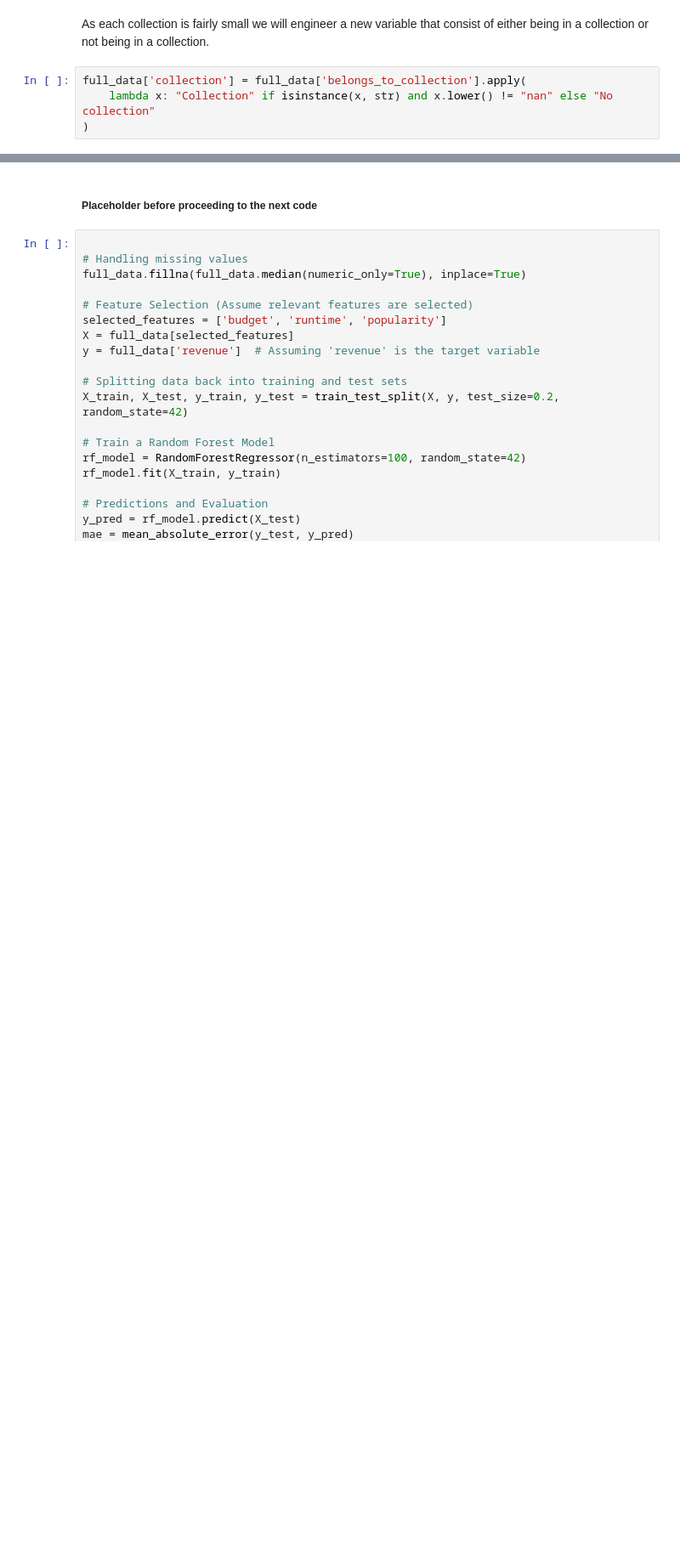
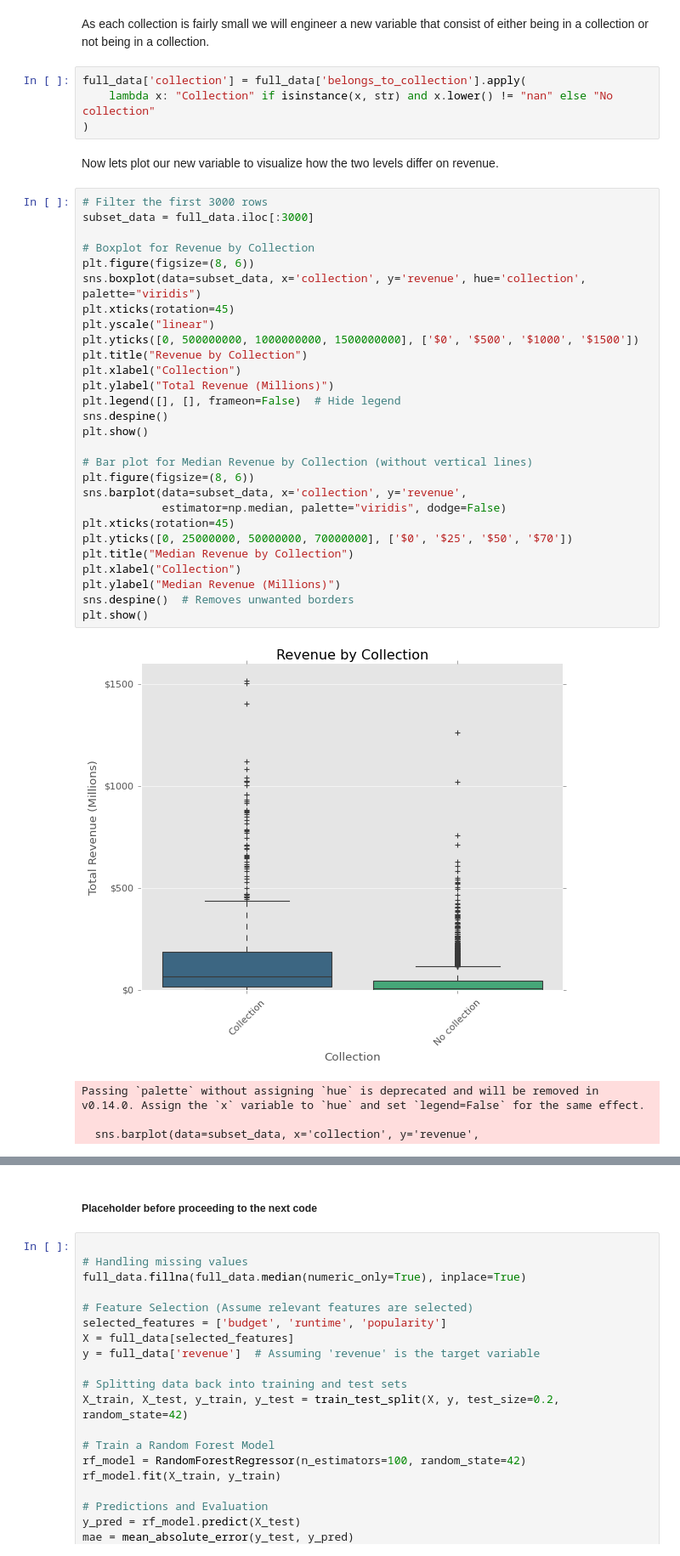
Before and after one commit to ES-Abdellatif/box-office-predictions, a Jupyter notebook: BoxOffice_Predictions_PyDraft.ipynb, the cells around one changed output, grey strips where cells are left out. Shown at 85% size. Cells and saved outputs as stored; diff of their text form; blank space fills up the shorter version.

Commit message:
Adding box pot and bar chart for collection

```diff
--- a/BoxOffice_Predictions_PyDraft.ipynb
+++ b/BoxOffice_Predictions_PyDraft.ipynb
@@ -166,3 +166,38 @@ As each collection is fairly small we will engineer a new variable that consist
 full_data['collection'] = full_data['belongs_to_collection'].apply(
     lambda x: "Collection" if isinstance(x, str) and x.lower() != "nan" else "No collection"
 )
+# %% [markdown]
+Now lets plot our new variable to visualize how the two levels differ on revenue.
+# %%
+# Filter the first 3000 rows
+subset_data = full_data.iloc[:3000]
+
+# Boxplot for Revenue by Collection
+plt.figure(figsize=(8, 6))
+sns.boxplot(data=subset_data, x='collection', y='revenue', hue='collection', palette="viridis")
+plt.xticks(rotation=45)
+plt.yscale("linear")
+plt.yticks([0, 500000000, 1000000000, 1500000000], ['$0', '$500', '$1000', '$1500'])
+plt.title("Revenue by Collection")
+plt.xlabel("Collection")
+plt.ylabel("Total Revenue (Millions)")
+plt.legend([], [], frameon=False)  # Hide legend
+sns.despine()
+plt.show()
+
+# Bar plot for Median Revenue by Collection (without vertical lines)
+plt.figure(figsize=(8, 6))
+sns.barplot(data=subset_data, x='collection', y='revenue',
+            estimator=np.median, palette="viridis", dodge=False)
+plt.xticks(rotation=45)
+plt.yticks([0, 25000000, 50000000, 70000000], ['$0', '$25', '$50', '$70'])
+plt.title("Median Revenue by Collection")
+plt.xlabel("Collection")
+plt.ylabel("Median Revenue (Millions)")
+sns.despine()  # Removes unwanted borders
+plt.show()
+# %% [output]
+[figure, added]
+Passing `palette` without assigning `hue` is deprecated and will be removed in v0.14.0. Assign the `x` variable to `hue` and set `legend=False` for the same effect.
+
+  sns.barplot(data=subset_data, x='collection', y='revenue',
```
Also changed, not shown: parts of 1 cell of this notebook.
